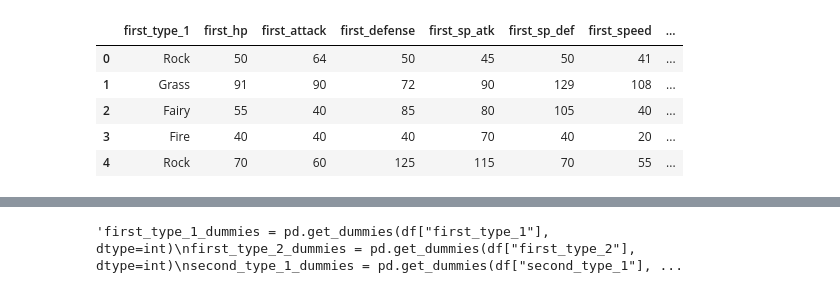
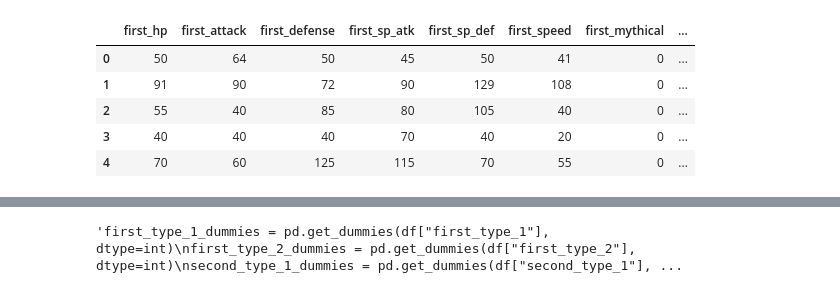
Before and after one commit to mdg1317/BootCamp_Project4, a Jupyter notebook: test.ipynb, the cells around one changed output, grey strips where cells are left out. Saved outputs shown, nothing was run; the diff lists cells and outputs as text; code cells hidden in the pictures.

Commit message:
Added type effectiveness + other data to dataset

```diff
--- a/test.ipynb
+++ b/test.ipynb
@@ -10,7 +82,7 @@ from sklearn.ensemble import RandomForestClassifier
 # %%
-#  Import and read the charity_data.csv.
-df = pd.read_csv("Resources/pokemon_combats.csv")
-df.head()
+#  Read the pokemon_combats.csv
+pokemon_combats_df = pd.read_csv("Resources/pokemon_combats.csv")
+pokemon_combats_df.head()
 # %% [output]
 |  | match_id | first | first_name | first_type_1 | first_type_2 | first_hp | first_attack | first_defense | ... |
 | 0 | 1 | 266 | Larvitar | Rock | Ground | 50 | 64 | 50 | ... |
@@ -22,11 +94,13 @@ df.head()
 # %%
-for index, row in df.iterrows():
+# Transform the winner column to work as our target
+# 0 = first Pokemon won, 1 = second Pokemon won
+for index, row in pokemon_combats_df.iterrows():
     if row["winner"] == row["first"]:
-        df.loc[index, "winner"] = 0
+        pokemon_combats_df.loc[index, "winner"] = 0
     elif row["winner"] == row["second"]:
-        df.loc[index, "winner"] = 1
+        pokemon_combats_df.loc[index, "winner"] = 1
 
-df.head()
+pokemon_combats_df.head()
 # %% [output]
 |  | match_id | first | first_name | first_type_1 | first_type_2 | first_hp | first_attack | first_defense | ... |
 | 0 | 1 | 266 | Larvitar | Rock | Ground | 50 | 64 | 50 | ... |
@@ -38,6 +112,7 @@ df.head()
 # %%
-df.drop(["match_id", "first", "first_name", "first_generation", "first_legendary", "second", "second_name", "second_generation", "second_legendary"], axis=1, inplace=True)
-df.head()
+# Drop columns that are unnecessary for our model
+pokemon_combats_df.drop(["match_id", "first", "first_name", "first_generation", "second", "second_name", "second_generation"], axis=1, inplace=True)
+pokemon_combats_df.head()
 # %% [output]
 |  | first_type_1 | first_type_2 | first_hp | first_attack | first_defense | first_sp_atk | first_sp_def | ... |
 | 0 | Rock | Ground | 50 | 64 | 50 | 45 | 50 | ... |
@@ -47,0 +124,4 @@ df.head()
+# %%
+# Fill all null values in the "Type 2" columns with "None"
+pokemon_combats_df.fillna("None", inplace=True)
+pokemon_combats_df.head()
@@ -48,11 +200,11 @@ df.head()
 # %%
-df.drop(["first_type_2", "second_type_2"], axis=1, inplace=True)
-#df.fillna("None", inplace=True)
-df.head()
+# Drop the now unecessary type columns
+pokemon_combats_df.drop(["first_type_1", "first_type_2", "second_type_1", "second_type_2"], axis=1, inplace=True)
+pokemon_combats_df.head()
 # %% [output]
-|  | first_type_1 | first_hp | first_attack | first_defense | first_sp_atk | first_sp_def | first_speed | ... |
-| 0 | Rock | 50 | 64 | 50 | 45 | 50 | 41 | ... |
-| 1 | Grass | 91 | 90 | 72 | 90 | 129 | 108 | ... |
-| 2 | Fairy | 55 | 40 | 85 | 80 | 105 | 40 | ... |
-| 3 | Fire | 40 | 40 | 40 | 70 | 40 | 20 | ... |
-| 4 | Rock | 70 | 60 | 125 | 115 | 70 | 55 | ... |
+|  | first_hp | first_attack | first_defense | first_sp_atk | first_sp_def | first_speed | first_mythical | ... |
+| 0 | 50 | 64 | 50 | 45 | 50 | 41 | 0 | ... |
+| 1 | 91 | 90 | 72 | 90 | 129 | 108 | 0 | ... |
+| 2 | 55 | 40 | 85 | 80 | 105 | 40 | 0 | ... |
+| 3 | 40 | 40 | 40 | 70 | 40 | 20 | 0 | ... |
+| 4 | 70 | 60 | 125 | 115 | 70 | 55 | 0 | ... |
```
Also changed, not shown: parts of 30 cells of this notebook, 7 other files.
